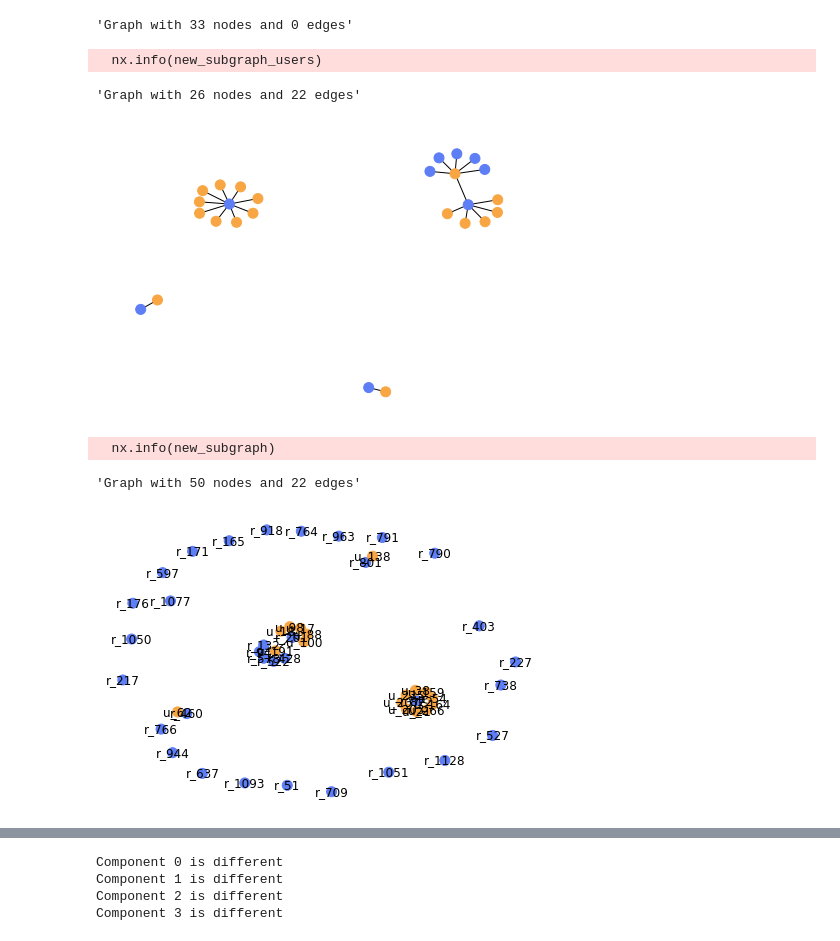
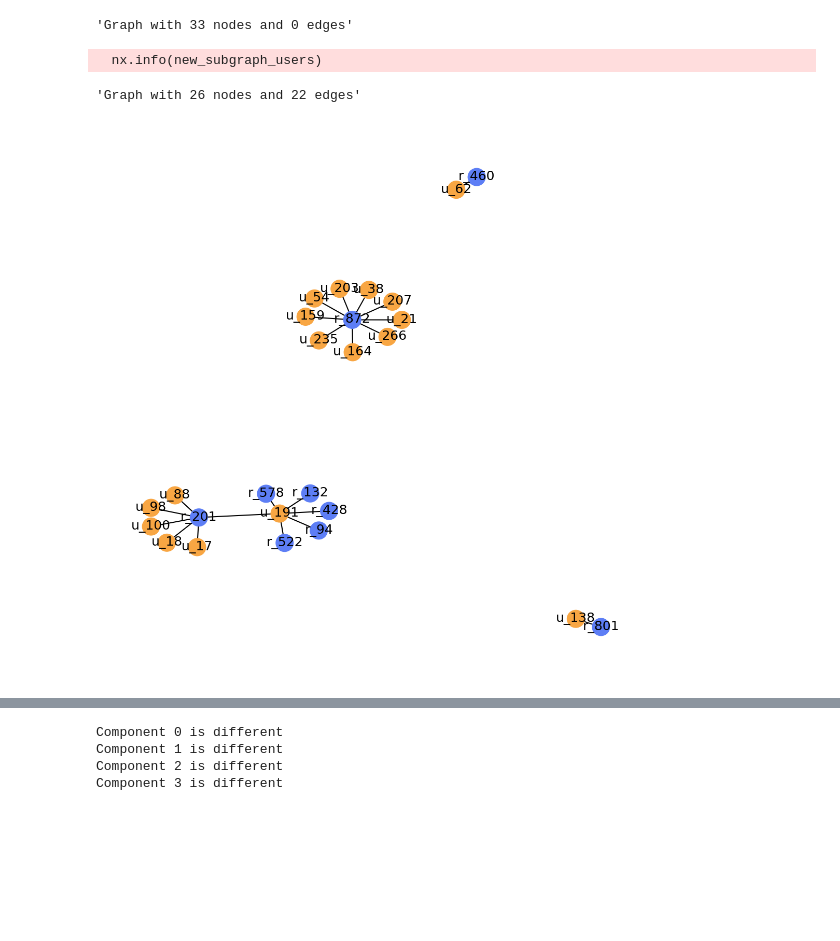
Before and after one commit to isabellamarasco/SNA_project, a Jupyter notebook: analisys.ipynb, the cells around one changed output, grey strips where cells are left out. Saved outputs shown, nothing was run; the diff lists cells and outputs as text; code cells hidden in the pictures; blank space fills up the shorter version.

```diff
--- a/analisys.ipynb
+++ b/analisys.ipynb
@@ -150,64 +156,37 @@ nx.info(no_topic_repos)
 user_nodes = [n for n in G.nodes if n.startswith("u")]
 subgraph_users = G.subgraph(user_nodes).copy()
 new_subgraph_users = nx.Graph()
 
 # check the user that have contributed in any repository of the graph no_topic_repos
 for node in subgraph_users:
     # get the repositories that the user has contributed to
     repos = subgraph_users.nodes[node]['repos']
     # check if any of the user's repositories are in no_topic_repos
     if any(repo in no_topic_repos.nodes for repo in repos):
         # add user node to new_subgraph_users
         new_subgraph_users.add_node(node, name=subgraph_users.nodes[node]['name'], repos=repos, commits=subgraph_users.nodes[node]['commits'], color='#F8A643')
         # add edges between user node and the repositories in no_topic_repos
         for repo in repos:
             if repo in no_topic_repos.nodes:
                 new_subgraph_users.add_node(repo, name=no_topic_repos.nodes[repo]['name'], topics=no_topic_repos.nodes[repo]['topics'], n_star=no_topic_repos.nodes[repo]['n_star'], n_fork=no_topic_repos.nodes[repo]['n_fork'], languages=no_topic_repos.nodes[repo]['languages'], p_lang=no_topic_repos.nodes[repo]['p_lang'], color='#5D7EF5')
                 new_subgraph_users.add_edge(node, repo)
 
 #draw the graph with different colors for users and repositories
 for node in new_subgraph_users:
     if node[0] == "u":
         new_subgraph_users.nodes[node]['color'] = '#F8A643'
         new_subgraph_users.nodes[node]['size'] = '400'
     else:
         new_subgraph_users.nodes[node]['color'] = '#5D7EF5'
 
-nx.draw(new_subgraph_users,node_color=[new_subgraph_users.nodes[node]['color'] for node in new_subgraph_users.nodes], node_size= 100)
+plt.figure(num=None, figsize=(7, 7), dpi=150)
+nx.draw(new_subgraph_users,node_color=[new_subgraph_users.nodes[node]['color'] for node in new_subgraph_users.nodes], node_size= 250, with_labels=True)
+
 nx.info(new_subgraph_users)
 # %% [output]
   nx.info(new_subgraph_users)
 'Graph with 26 nodes and 22 edges'
-[figure, old version]
+[figure, new version]
-# %%
-new_subgraph = nx.Graph()
-
-# Aggiungi tutti i nodi repository di no_topic_repos a new_subgraph
-for repo_node in no_topic_repos.nodes():
-    new_subgraph.add_node(repo_node, name=no_topic_repos.nodes[repo_node]['name'], topics=no_topic_repos.nodes[repo_node]['topics'], n_star=no_topic_repos.nodes[repo_node]['n_star'], n_fork=no_topic_repos.nodes[repo_node]['n_fork'], languages=no_topic_repos.nodes[repo_node]['languages'], p_lang=no_topic_repos.nodes[repo_node]['p_lang'], color='#5D7EF5')
-
-# Itera su tutti i nodi utente di subgraph_users
-for user_node in subgraph_users.nodes():
-    # Itera su tutti i nodi repository dei campi 'repos' di user_node
-    for repo_node in subgraph_users.nodes[user_node]['repos']:
-        # Se il nodo repository esiste in no_topic_repos, aggiungi il nodo utente e il nodo repository a new_subgraph, e aggiungi un arco tra di loro
-        if repo_node in no_topic_repos.nodes():
-            new_subgraph.add_node(user_node, name=subgraph_users.nodes[user_node]['name'], repos=subgraph_users.nodes[user_node]['repos'], commits=subgraph_users.nodes[user_node]['commits'], color='#F8A643')
-            new_subgraph.add_edge(user_node, repo_node)
-#draw the graph with different colors for users and repositories
-for node in new_subgraph:
-    if node[0] == "u":
-        new_subgraph.nodes[node]['color'] = '#F8A643'
-        new_subgraph.nodes[node]['size'] = '400'
-    else:
-        new_subgraph.nodes[node]['color'] = '#5D7EF5'
-
-nx.draw(new_subgraph,node_color=[new_subgraph.nodes[node]['color'] for node in new_subgraph.nodes], node_size= 100, with_labels=True)
-nx.info(new_subgraph)
-# %% [output]
-  nx.info(new_subgraph)
-'Graph with 50 nodes and 22 edges'
-[figure, removed]
 # %%
 #calculate the component of the subgraph
 components = list(nx.connected_components(new_subgraph_users))
```
Also changed, not shown: parts of 23 cells of this notebook, 5 other files.
